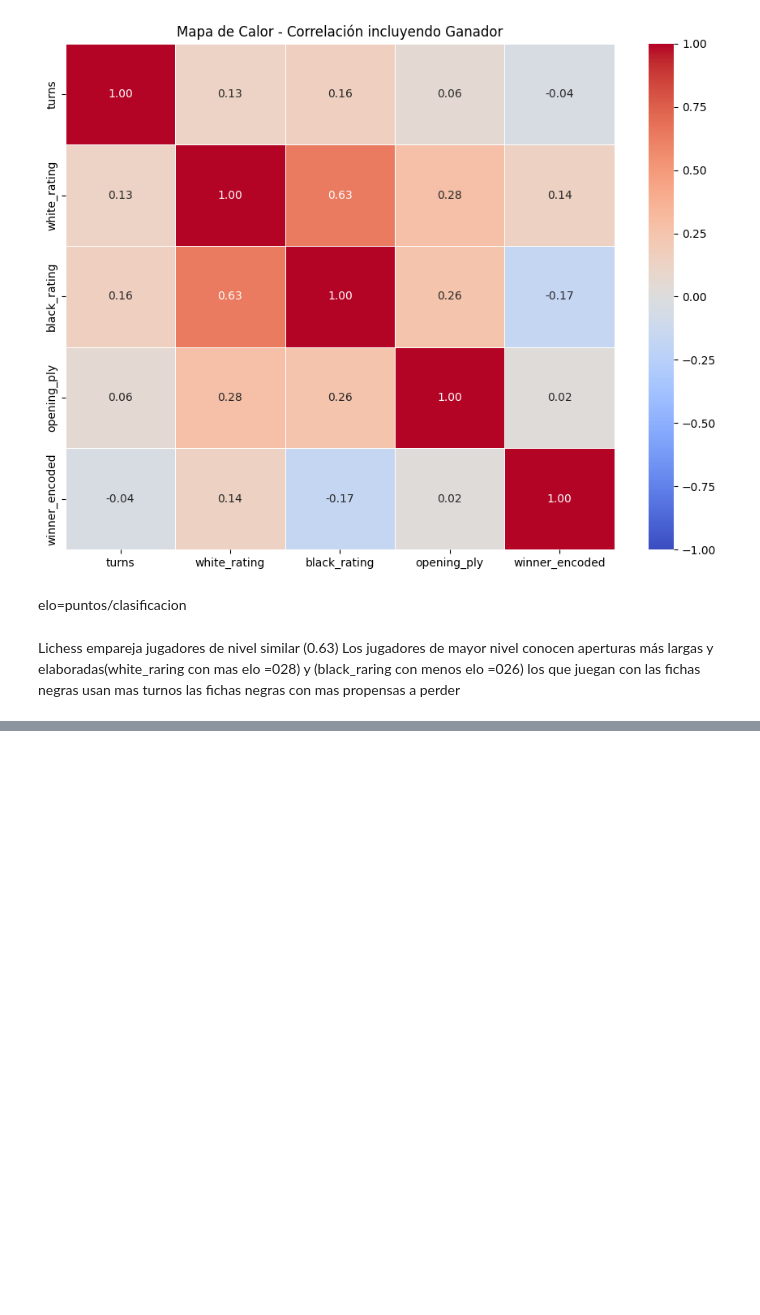
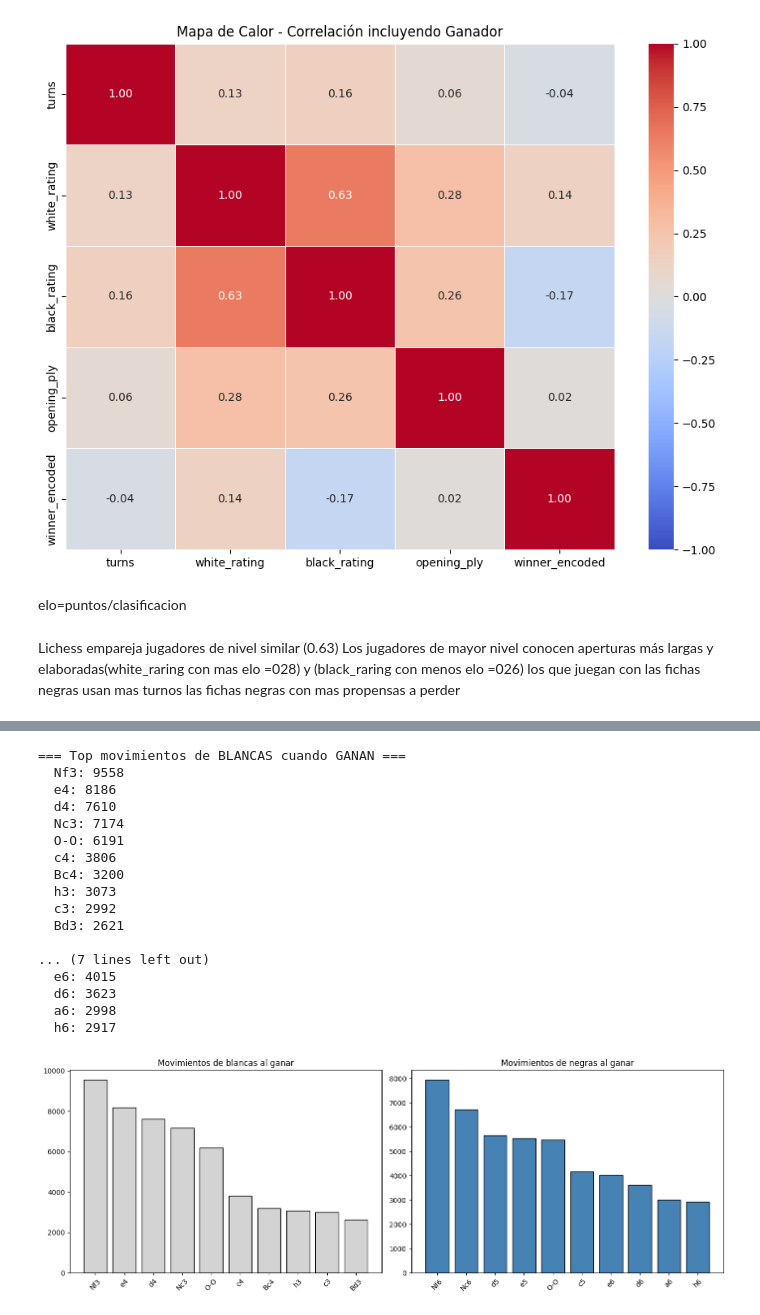
Before and after one commit to yisuznazi/juegosAjedrez, a Jupyter notebook: ajedrez.ipynb, the cells around one changed output, grey strips where cells are left out. Drawn from its saved outputs; the diff is of its cells as text; code cells hidden in the pictures; blank space fills up the shorter version.

```diff
--- a/ajedrez.ipynb
+++ b/ajedrez.ipynb
@@ -390,0 +461,63 @@ las fichas negras con mas propensas a perder
+# %%
+# Separar partidas por ganador
+moves_white_wins = df[df['winner'] == 'white']['moves']
+moves_black_wins = df[df['winner'] == 'black']['moves']
+
+# Función: extraer todos los movimientos de un lado (pares=blancas, impares=negras)
+def movimientos_de_lado(moves_series, lado='blancas', top_n=10):
+    todos = []
+    for partida in moves_series:
+        movs = partida.split()
+        if lado == 'blancas':
+            todos.extend(movs[::2])   # índices pares
+        else:
+            todos.extend(movs[1::2])  # índices impares
+    return Counter(todos).most_common(top_n)
+
+# Top movimientos cuando ganan blancas
+top_blancas_gana = movimientos_de_lado(moves_white_wins, 'blancas')
+top_negras_gana  = movimientos_de_lado(moves_black_wins, 'negras')
+
+print("=== Top movimientos de BLANCAS cuando GANAN ===")
+for mov, freq in top_blancas_gana:
+    print(f"  {mov}: {freq}")
+
+print("\n=== Top movimientos de NEGRAS cuando GANAN ===")
+for mov, freq in top_negras_gana:
+    print(f"  {mov}: {freq}")
+
+# Gráfico comparativo
+fig, axes = plt.subplots(1, 2, figsize=(14, 5))
+
+movs_b, freqs_b = zip(*top_blancas_gana)
+movs_n, freqs_n = zip(*top_negras_gana)
+
+axes[0].bar(movs_b, freqs_b, color='lightgray', edgecolor='black')
+axes[0].set_title("Movimientos de blancas al ganar")
+axes[0].tick_params(axis='x', rotation=45)
+
+axes[1].bar(movs_n, freqs_n, color='steelblue', edgecolor='black')
+axes[1].set_title("Movimientos de negras al ganar")
+axes[1].tick_params(axis='x', rotation=45)
+
+plt.tight_layout()
+plt.show()
+# %% [output]
+=== Top movimientos de BLANCAS cuando GANAN ===
+  Nf3: 9558
+  e4: 8186
+  d4: 7610
+  Nc3: 7174
+  O-O: 6191
+  c4: 3806
+  Bc4: 3200
+  h3: 3073
+  c3: 2992
+  Bd3: 2621
+
+... (7 lines left out)
+  e6: 4015
+  d6: 3623
+  a6: 2998
+  h6: 2917
+[figure, added]
```
Also changed, not shown: parts of 9 cells of this notebook.
